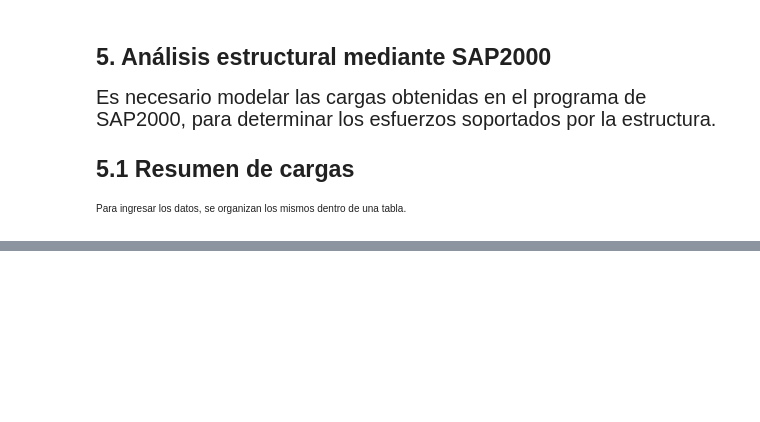
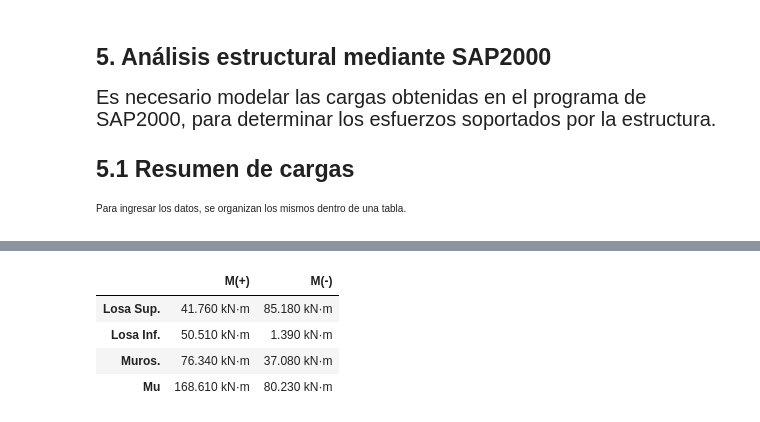
Before and after one commit to Saumeth/Boxculvert, a Jupyter notebook: Code/boxculvert.ipynb, the cells around one changed output, grey strips where cells are left out. Cells and saved outputs as stored; diff of their text form; code cells hidden in the pictures; blank space fills up the shorter version.

```diff
--- a/Code/boxculvert.ipynb
+++ b/Code/boxculvert.ipynb
@@ -703,0 +972,14 @@ resumen
+# %%
+%%render
+
+M_uLs_pos = 41.76*kN*m
+
+M_uLi_pos = 50.51*kN*m
+
+M_uM_pos = 76.34*kN*m
+
+M_uLs_neg = 85.18*kN*m
+
+M_uLi_neg = 1.39*kN*m
+
+M_uM_neg = 37.08*kN*m
@@ -703,0 +1002,20 @@ resumen
+# %%
+MUltimo = pd.DataFrame(columns=['M(+)', 'M(-)'], index=['Losa Sup.', 'Losa Inf.', 'Muros.', 'Mu'])
+
+MUltimo.iloc[0,0] = M_uLs_pos
+MUltimo.iloc[1,0] = M_uLi_pos
+MUltimo.iloc[2,0] = M_uM_pos
+MUltimo.iloc[3,0] = M_uLs_pos+M_uLi_pos+M_uM_pos
+
+MUltimo.iloc[0,1] = M_uLs_neg
+MUltimo.iloc[1,1] = M_uLi_neg
+MUltimo.iloc[2,1] = M_uM_neg
+MUltimo.iloc[3,1] = M_uLs_pos+M_uLi_neg+M_uM_neg
+
+MUltimo
+# %% [output]
+|  | M(+) | M(-) |
+| Losa Sup. | 41.760 kN·m | 85.180 kN·m |
+| Losa Inf. | 50.510 kN·m | 1.390 kN·m |
+| Muros. | 76.340 kN·m | 37.080 kN·m |
+| Mu | 168.610 kN·m | 80.230 kN·m |
```
Also changed, not shown: parts of 115 cells of this notebook.
